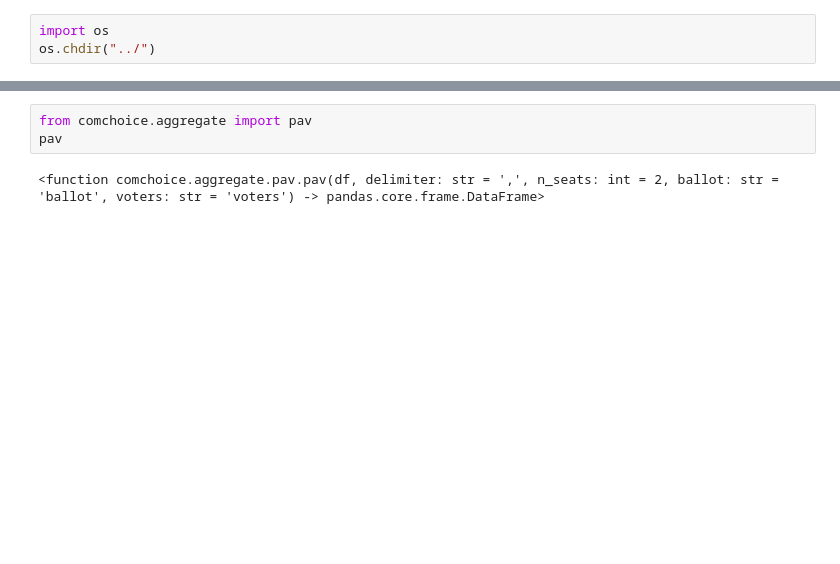
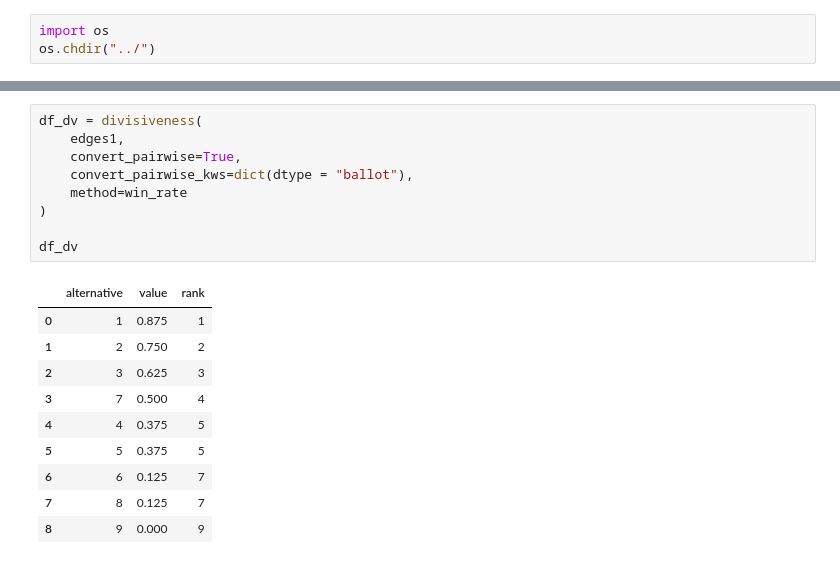
Before and after one commit to CenterForCollectiveLearning/comchoice, a Jupyter notebook: examples/Convert Preflib.ipynb, the cells around one changed output, grey strips where cells are left out. Drawn from its saved outputs; the diff is of its cells as text; blank space fills up the shorter version.

```diff
--- a/examples/Convert Preflib.ipynb
+++ b/examples/Convert Preflib.ipynb
@@ -32,5 +50,20 @@ print(nodes.to_dict(orient="records"))
-# %%
-from comchoice.aggregate import pav
-pav
-# %% [output]
-<function comchoice.aggregate.pav.pav(df, delimiter: str = ',', n_seats: int = 2, ballot: str = 'ballot', voters: str = 'voters') -> pandas.core.frame.DataFrame>
+# %%
+df_dv = divisiveness(
+    edges1,
+    convert_pairwise=True,
+    convert_pairwise_kws=dict(dtype = "ballot"),
+    method=win_rate
+)
+
+df_dv
+# %% [output]
+|  | alternative | value | rank |
+| 0 | 1 | 0.875 | 1 |
+| 1 | 2 | 0.750 | 2 |
+| 2 | 3 | 0.625 | 3 |
+| 3 | 7 | 0.500 | 4 |
+| 4 | 4 | 0.375 | 5 |
+| 5 | 5 | 0.375 | 5 |
+| 6 | 6 | 0.125 | 7 |
+| 7 | 8 | 0.125 | 7 |
+| 8 | 9 | 0.000 | 9 |
```
Also changed, not shown: parts of 13 cells of this notebook, 10 other files.
